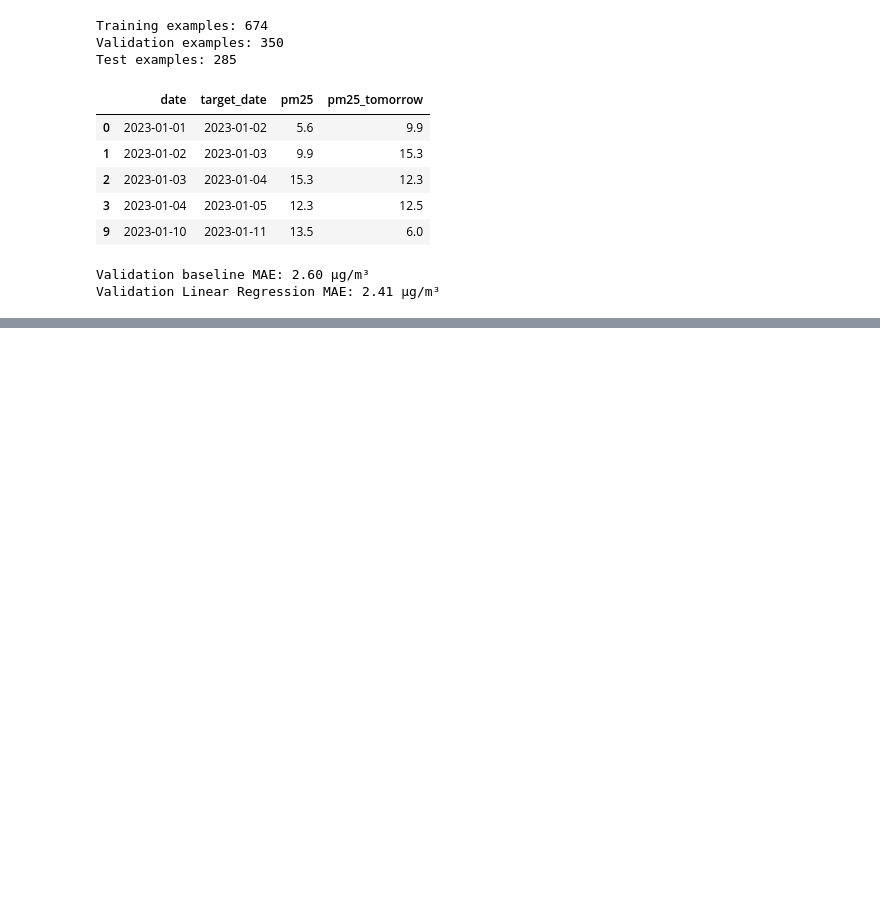
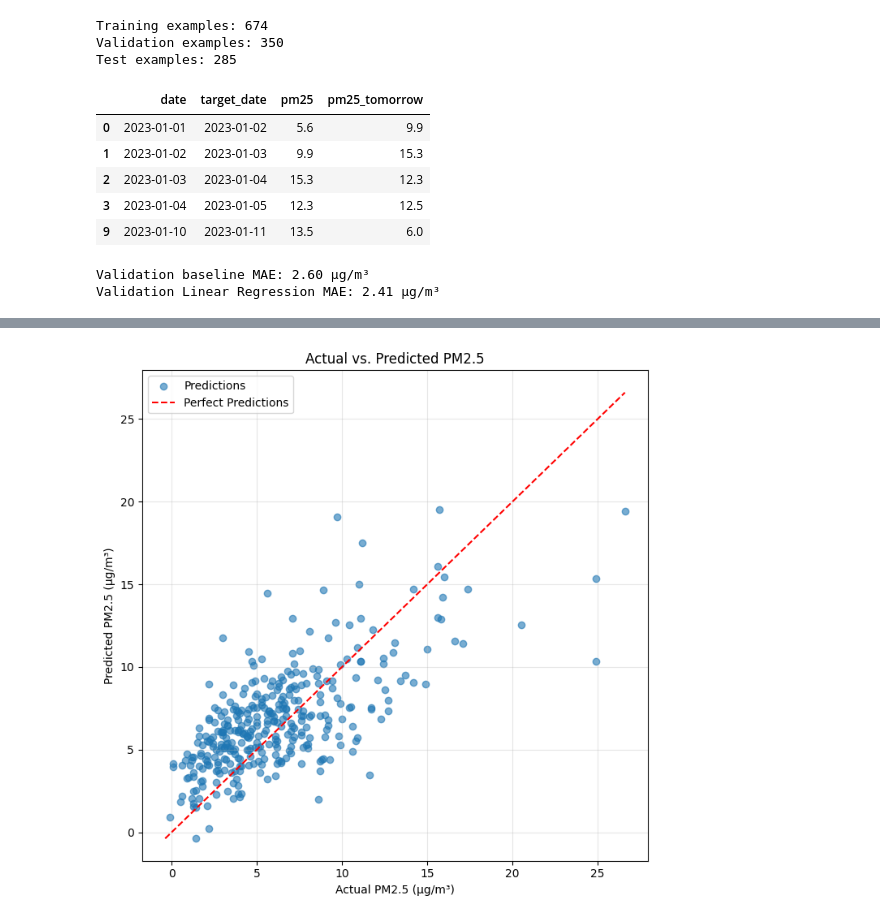
Before and after one commit to TASRUNNER2010/Hackathon, a Jupyter notebook: Hackathon.ipynb, the cells around one changed output, grey strips where cells are left out. Saved outputs shown, nothing was run; the diff lists cells and outputs as text; code cells hidden in the pictures; blank space fills up the shorter version.

```diff
--- a/Hackathon.ipynb
+++ b/Hackathon.ipynb
@@ -345,0 +419,34 @@ Validation Linear Regression MAE: 2.41 µg/m³
+# %%
+
+plt.figure(figsize=(7, 7))
+
+plt.scatter(
+    actual,
+    validation_predictions,
+    alpha=0.6,
+    label="Predictions"
+)
+
+# Perfect prediction reference line.
+minimum = min(actual.min(), validation_predictions.min())
+maximum = max(actual.max(), validation_predictions.max())
+
+plt.plot(
+    [minimum, maximum],
+    [minimum, maximum],
+    linestyle="--",
+    color="red",
+    label="Perfect Predictions"
+)
+
+plt.title("Actual vs. Predicted PM2.5")
+plt.xlabel("Actual PM2.5 (µg/m³)")
+plt.ylabel("Predicted PM2.5 (µg/m³)")
+
+plt.legend()
+plt.grid(alpha=0.3)
+plt.tight_layout()
+
+plt.show()
+# %% [output]
+[figure, added]
```
Also changed, not shown: parts of 3 cells of this notebook.
